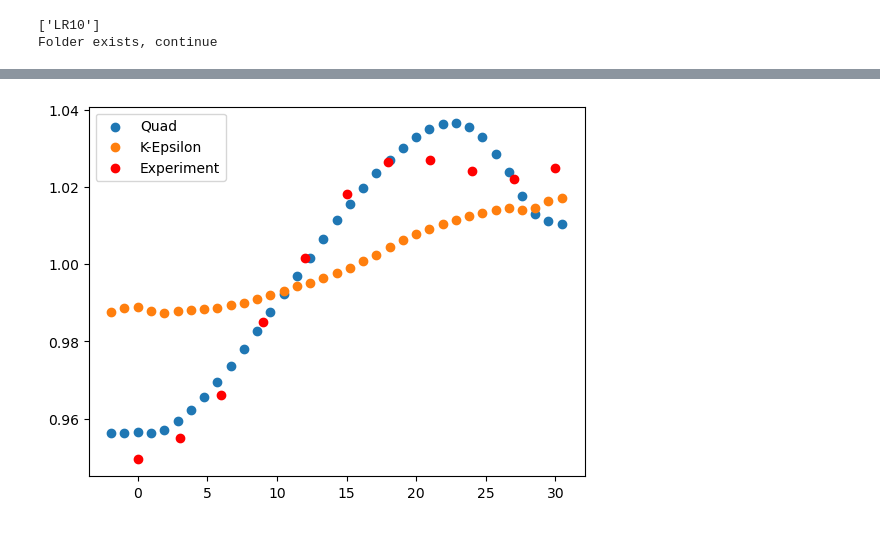
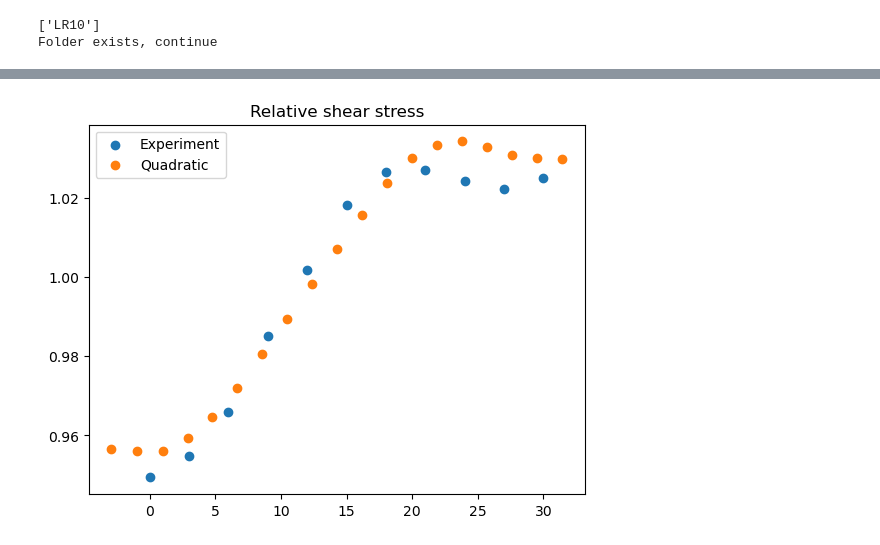
Before and after one commit to JulesL2/CS_Postprocess, a Jupyter notebook: extraction.ipynb, the cells around one changed output, grey strips where cells are left out. Saved outputs shown, nothing was run; the diff lists cells and outputs as text; code cells hidden in the pictures.

```diff
--- a/extraction.ipynb
+++ b/extraction.ipynb
@@ -316,18 +339,18 @@ plt.show()
 # %%
-df_s = pd.read_csv("/home/juleslecoustre/Documents/FuelRod/StarMesh/RESU/test5.csv")[['Points_0', 'Points_1', 'Points_2','Shear_Stress_Magnitude']]
+df_s = pd.read_csv("/home/juleslecoustre/Documents/FuelRod/StarMesh/RESU/test_2mm.csv")[['Points_0', 'Points_1', 'Points_2','Shear_Stress_Magnitude']]
 df_s = df_s.loc[df_s["Points_2"] == 5.6].copy(deep=True)
-df_s["Phi"] = 60-180/np.pi*np.arctan2(df_s["Points_1"],df_s["Points_0"]+0.1404)
-plt.scatter(df_s["Phi"].values,df_s["Shear_Stress_Magnitude"]/df_s["Shear_Stress_Magnitude"].mean(),label="Quad")
-plt.legend()
-
-
-df_s2 = pd.read_csv("/home/juleslecoustre/Documents/FuelRod/StarMesh/RESU/LS_Stress.csv")[['Points_0', 'Points_1', 'Points_2','Shear_Stress_Magnitude']]
-df_s2 = df_s2.loc[df_s2["Points_2"] == 5.6].copy(deep=True)
-df_s2["Phi"] = 60-180/np.pi*np.arctan2(df_s2["Points_1"],df_s2["Points_0"]+0.1404)
-plt.scatter(df_s2["Phi"].values,df_s2["Shear_Stress_Magnitude"].values/df_s2["Shear_Stress_Magnitude"].mean(),label="K-Epsilon")
-plt.scatter(df_tau_exp["Phi"],df_tau_exp["181200_avg"],c="r",label="Experiment")
+df_s["Phi"] = 180/np.pi*np.arctan2(df_s["Points_1"],df_s["Points_0"]+0.1404)
+#df_s1 = df_s.loc[(df_s["Phi"] <= 30) & (df_s["Phi"] >= 0)].copy(deep=True)
+#df_s2 = df_s.loc[(df_s["Phi"] >= 30) & (df_s["Phi"] <= 60)].copy(deep=True)
+#df_s2["Phi"] = 60-df_s2["Phi"]
+df_s["Phi"] = 60-df_s["Phi"]
+plt.scatter(df_tau_exp["Phi"],df_tau_exp["181200_avg"],label="Experiment")
+plt.scatter(df_s["Phi"].values,df_s["Shear_Stress_Magnitude"].values/df_s["Shear_Stress_Magnitude"].mean(),label="Quadratic")
+#plt.scatter(df_s1["Phi"].values,df_s1["Shear_Stress_Magnitude"].values/df_s1["Shear_Stress_Magnitude"].mean(),label="30-60 (original domain)")
+#plt.scatter(df_s2["Phi"].values,df_s2["Shear_Stress_Magnitude"].values/df_s2["Shear_Stress_Magnitude"].mean(),label="0-30")
+#plt.ylim((0.85,1.15))
+plt.title("Relative shear stress")
 plt.legend()
 plt.show()
-plt.show()
 # %% [output]
-[figure, old version]
+[figure, new version]
```
Also changed, not shown: parts of 6 cells of this notebook.
